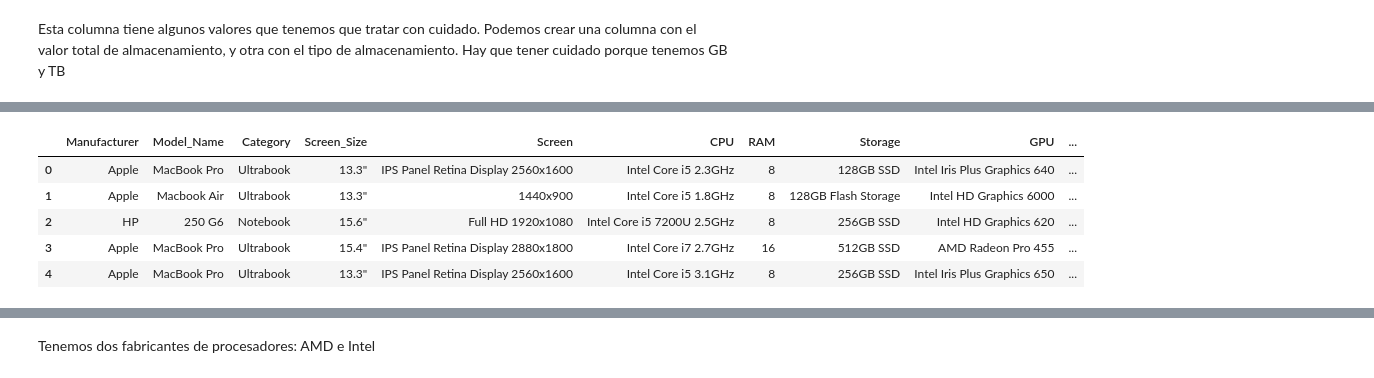
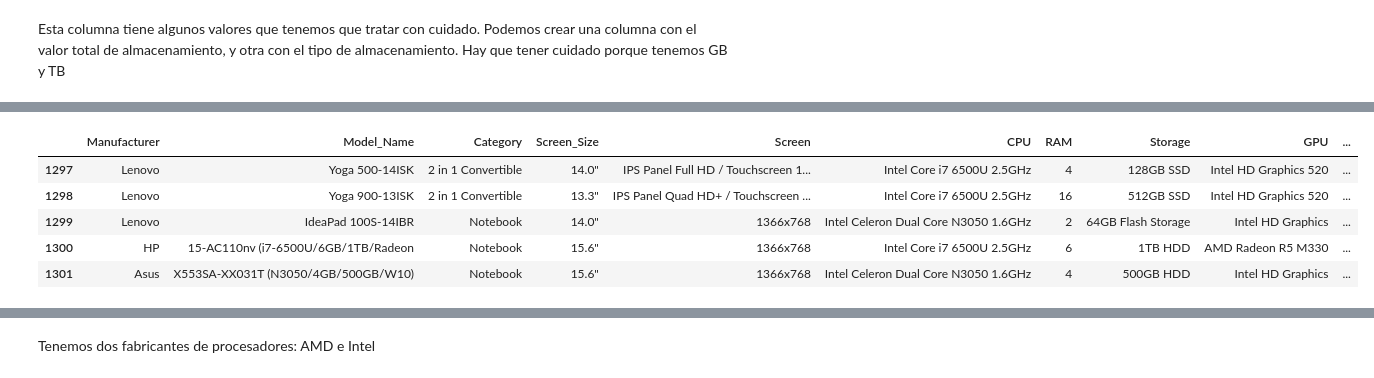
Before and after one commit to gusavato/IRONHACK_Kaggle_competition, a Jupyter notebook: jupyter/EDA.ipynb, the cells around one changed output, grey strips where cells are left out. Drawn from its saved outputs; the diff is of its cells as text; code cells hidden in the pictures.

```diff
--- a/jupyter/EDA.ipynb
+++ b/jupyter/EDA.ipynb
@@ -46,6 +47,9 @@ data.head()
 # %%
 # Formateamos columnas
 
-columns = list(map(lambda x:x.strip(),data.columns))
-data.columns = list(map(lambda x:x.replace(' ','_'),columns))
+columns = list(map(lambda x:x.strip(),data_train.columns))
+data_train.columns = list(map(lambda x:x.replace(' ','_'),columns))
+# %%
+columns = list(map(lambda x:x.strip(),data_test.columns))
+data_test.columns = list(map(lambda x:x.replace(' ','_'),columns))
 # %%
@@ -126,0 +147,3 @@ Gestionaremos nulos y cambiaremos tipos de datos de cada columna
+# %%
+data = pd.concat([data_train.drop(columns='Price'),data_test],axis=0).reset_index(drop=True)
+data.loc[data_train.shape[0]] == data_test.loc[0]    # posición de inicio en el dataframe de los datos de test
@@ -152,3 +195,5 @@ data.Weight.apply(lambda x: x[-2:] != 'kg').sum()
+# %%
+data.loc[data.Weight.apply(lambda x: x[-2:] != 'kg'),'Weight'] = '4kg'
 # %%
 data.Weight = data.Weight.apply(lambda x: float(x[:-2]))
 # %%
@@ -222,12 +268,12 @@ array(['SSD', 'Flash Storage', 'HDD', 'SSD + HDD', 'Hybrid',
 # %%
-data.head()
+data.tail()
 # %% [output]
 |  | Manufacturer | Model_Name | Category | Screen_Size | Screen | CPU | RAM | Storage | GPU | ... |
-| 0 | Apple | MacBook Pro | Ultrabook | 13.3" | IPS Panel Retina Display 2560x1600 | Intel Core i5 2.3GHz | 8 | 128GB SSD | Intel Iris Plus Graphics 640 | ... |
-| 1 | Apple | Macbook Air | Ultrabook | 13.3" | 1440x900 | Intel Core i5 1.8GHz | 8 | 128GB Flash Storage | Intel HD Graphics 6000 | ... |
-| 2 | HP | 250 G6 | Notebook | 15.6" | Full HD 1920x1080 | Intel Core i5 7200U 2.5GHz | 8 | 256GB SSD | Intel HD Graphics 620 | ... |
-| 3 | Apple | MacBook Pro | Ultrabook | 15.4" | IPS Panel Retina Display 2880x1800 | Intel Core i7 2.7GHz | 16 | 512GB SSD | AMD Radeon Pro 455 | ... |
-| 4 | Apple | MacBook Pro | Ultrabook | 13.3" | IPS Panel Retina Display 2560x1600 | Intel Core i5 3.1GHz | 8 | 256GB SSD | Intel Iris Plus Graphics 650 | ... |
+| 1297 | Lenovo | Yoga 500-14ISK | 2 in 1 Convertible | 14.0" | IPS Panel Full HD / Touchscreen 1... | Intel Core i7 6500U 2.5GHz | 4 | 128GB SSD | Intel HD Graphics 520 | ... |
+| 1298 | Lenovo | Yoga 900-13ISK | 2 in 1 Convertible | 13.3" | IPS Panel Quad HD+ / Touchscreen ... | Intel Core i7 6500U 2.5GHz | 16 | 512GB SSD | Intel HD Graphics 520 | ... |
+| 1299 | Lenovo | IdeaPad 100S-14IBR | Notebook | 14.0" | 1366x768 | Intel Celeron Dual Core N3050 1.6GHz | 2 | 64GB Flash Storage | Intel HD Graphics | ... |
+| 1300 | HP | 15-AC110nv (i7-6500U/6GB/1TB/Radeon | Notebook | 15.6" | 1366x768 | Intel Core i7 6500U 2.5GHz | 6 | 1TB HDD | AMD Radeon R5 M330 | ... |
+| 1301 | Asus | X553SA-XX031T (N3050/4GB/500GB/W10) | Notebook | 15.6" | 1366x768 | Intel Celeron Dual Core N3050 1.6GHz | 4 | 500GB HDD | Intel HD Graphics | ... |
 # %%
 # Columna CPU
 data.CPU.unique()
```
Also changed, not shown: parts of 49 cells of this notebook, 9 other files.
